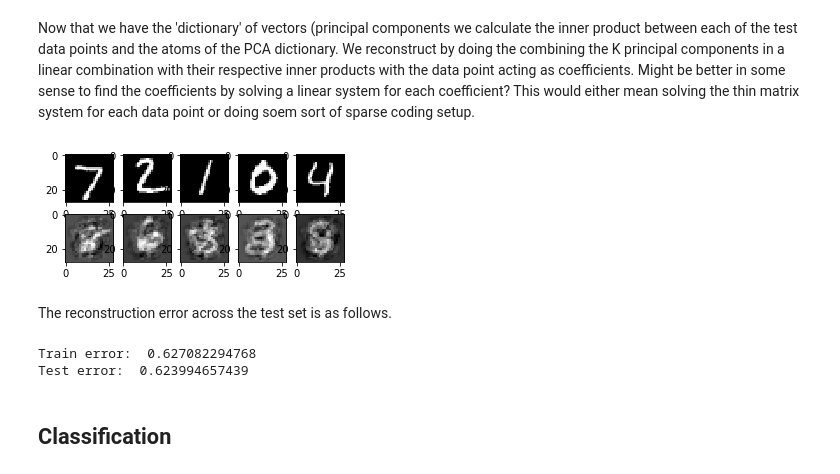
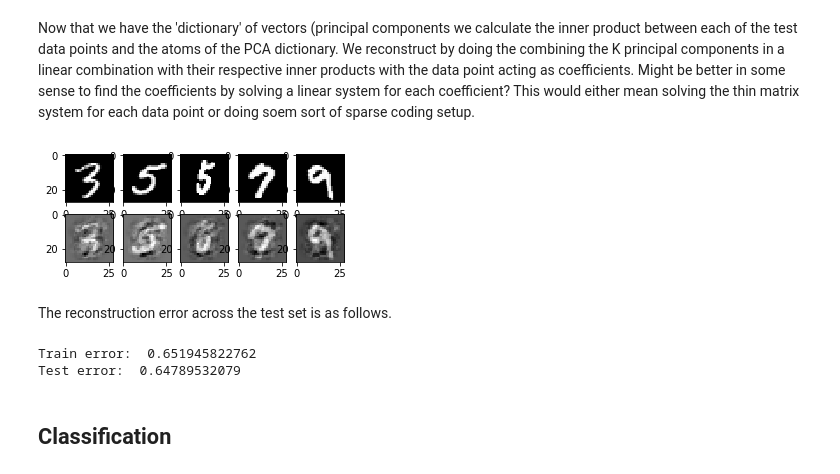
Before and after one commit to mm5110/sparse-structures-for-classification, a Jupyter notebook: dev/hypothesis_test.ipynb, the cells around one changed output. Saved outputs shown, nothing was run; the diff lists cells and outputs as text; code cells hidden in the pictures.

```diff
--- a/dev/hypothesis_test.ipynb
+++ b/dev/hypothesis_test.ipynb
@@ -62,8 +62,8 @@ from skimage.transform import rescale, resize, downscale_local_mean
 device = torch.device("cuda:0" if torch.cuda.is_available() else "cpu")
 
 # Parameters
-rep_batch_size = 20000
-test_batch_size = 5000
+rep_batch_size = 60000
+test_batch_size = 10000
 
 # Set the dimension of the linear manifolds for each class
 L=10
@@ -142,7 +142,8 @@ iht_model = aux.load_model(iht_model_filename)
 # Check that reconstructions etc. are working as they
 fig = plt.figure(figsize=(5, 2))
 # original data (first row) for viewing
-view_data = Variable(test_data.test_data[:N_TEST_IMG].view(-1, 28*28).type(torch.FloatTensor)/255.)
+# view_data = Variable(test_data.test_data[:N_TEST_IMG].view(-1, 28*28).type(torch.FloatTensor)/255.)
+view_data = Variable(b_test_x.view(-1, 28*28).type(torch.FloatTensor)/255.)
 view_data = view_data.to(device)
 decoded, encoded, errIHT = iht_model(view_data)
 
@@ -233,7 +235,8 @@ jiht_model = aux.load_model(jiht_model_filename)
 # Check that reconstructions etc. are working as they
 fig = plt.figure(figsize=(5, 2))
 # original data (first row) for viewing
-view_data = Variable(test_data.test_data[:N_TEST_IMG].view(-1, 28*28).type(torch.FloatTensor)/255.)
+# view_data = Variable(test_data.test_data[:N_TEST_IMG].view(-1, 28*28).type(torch.FloatTensor)/255.)
+view_data = Variable(b_test_x.view(-1, 28*28).type(torch.FloatTensor)/255.)
 view_data = view_data.to(device)
 decoded, encoded, errIHT = jiht_model.forward(view_data)
 
@@ -316,35 +319,38 @@ print(princ_components.shape)
 # %% [markdown]
 Now that we have the 'dictionary' of vectors (principal components we calculate the inner product between each of the test data points and the atoms of the PCA dictionary. We reconstruct by doing the combining the K principal components in a linear combination with their respective inner products with the data point acting as coefficients. Might be better in some sense to find the coefficients by solving a linear system for each coefficient? This would either mean solving the thin matrix system for each data point or doing soem sort of sparse coding setup.
 # %%
+N_TEST_IMG = 5
+
 train_inner_products = np.matmul(princ_components, np.transpose(b_train_x.data.cpu().numpy()))
 order = np.sort(np.abs(train_inner_products), axis=0)
 Kth_largest_elements = order[K,:]
 mask = train_inner_products>Kth_largest_elements
 train_decoded = np.transpose(np.matmul(np.transpose(princ_components), mask*train_inner_products))
 
 test_inner_products = np.matmul(princ_components, np.transpose(b_test_x.data.cpu().numpy()))
 order = np.sort(np.abs(test_inner_products), axis=0)
 Kth_largest_elements = order[K,:]
 mask = test_inner_products>Kth_largest_elements
 test_decoded = np.transpose(np.matmul(np.transpose(princ_components), mask*test_inner_products))
 
 # Check that reconstructions etc. are working as they
 fig = plt.figure(figsize=(5, 2))
 # original data (first row) for viewing
-view_data = Variable(test_data.test_data[:N_TEST_IMG].view(-1, 28*28).type(torch.FloatTensor)/255.)
+# view_data = Variable(test_data.test_data[:N_TEST_IMG].view(-1, 28*28).type(torch.FloatTensor)/255.)
+view_data = Variable(b_test_x.view(-1, 28*28).type(torch.FloatTensor)/255.)
 view_data = view_data.to(device)
 
 for i in range(N_TEST_IMG):
     plt.subplot(2,N_TEST_IMG,i+1)
     plt.imshow(np.reshape(view_data.cpu().data.numpy()[i], (28, 28)), cmap='gray')
 
 for i in range(N_TEST_IMG):
     plt.subplot(2,N_TEST_IMG,i+6)
     plt.imshow(np.reshape(test_decoded[i], (28, 28)), cmap='gray')
 
 plt.show()
 # %% [output]
-[figure, old version]
+[figure, new version]
 # %% [markdown]
 The reconstruction error across the test set is as follows.
 # %%
@@ -353,8 +359,8 @@ pca_test_error = np.linalg.norm(np.asarray(b_test_x_2) - test_decoded,'fro') / n
 print('Train error: ', pca_train_error)
 print('Test error: ', pca_test_error)
 # %% [output]
-Train error:  0.627082294768
-Test error:  0.623994657439
+Train error:  0.651945822762
+Test error:  0.64789532079
 # %% [markdown]
 ## Classification
 # %% [markdown]
```
Also changed, not shown: parts of 7 cells of this notebook, 3 other files.
